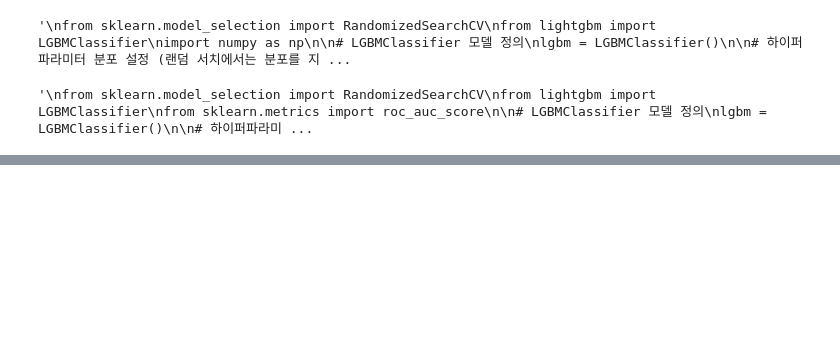
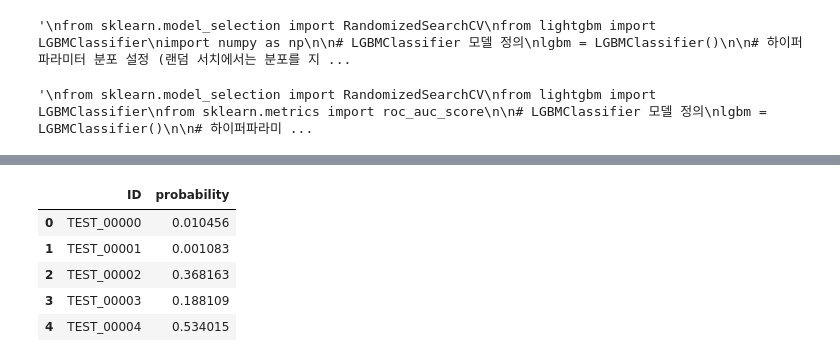
Before and after one commit to lastwater8725/LG_hfea, a Jupyter notebook: src/찐.ipynb, the cells around one changed output, grey strips where cells are left out. Saved outputs shown, nothing was run; the diff lists cells and outputs as text; code cells hidden in the pictures; blank space fills up the shorter version.

```diff
--- a/src/찐.ipynb
+++ b/src/찐.ipynb
@@ -545,0 +855,2 @@ a.to_csv('prediction2.csv', index=False)
+# %%
+a['probability'] = ensemble_pred_proba_submission
@@ -545,0 +1105,28 @@ a.to_csv('prediction2.csv', index=False)
+# %%
+test_predictions[name] += model.predict(X_test) / kf.n_splits
+submission_predictions[name] += model.predict(test) / kf.n_splits
+# %%
+# 테스트 데이터에 대해서만 앙상블
+ensemble_pred_proba_test = (
+    test_predictions["LightGBM"] * 0.4 +  # LightGBM 40%
+    test_predictions["XGBoost"] * 0.3 +  # XGBoost 30%
+    test_predictions["CatBoost"] * 0.3  # CatBoost 30%
+)
+
+# 제출 데이터에 대해서만 앙상블 (submission_predictions)
+ensemble_pred_proba_submission = (
+    submission_predictions["LightGBM"] * 0.4 +
+    submission_predictions["XGBoost"] * 0.3 +
+    submission_predictions["CatBoost"] * 0.3
+)
+
+# ✅ 최적 Threshold 찾기
+precision, recall, thresholds = precision_recall_curve(Y_test, ensemble_pred_proba_test)
+f1_scores = (2 * precision * recall) / (precision + recall)
+optimal_threshold = thresholds[f1_scores[:-1].argmax()]
+print(f"Optimal Threshold: {optimal_threshold:.4f}")
+
+# ✅ 최적 Threshold 적용 후 예측값 변환
+Y_test_pred = (ensemble_pred_proba_test > optimal_threshold).astype(int)
+print("\n=== Final Test Evaluation with Optimized Threshold ===")
+print(classification_report(Y_test, Y_test_pred))
@@ -545,0 +1145,11 @@ a.to_csv('prediction2.csv', index=False)
+# %%
+a['probability'] = ensemble_pred_proba_submission
+# %%
+a.head()
+# %% [output]
+|  | ID | probability |
+| 0 | TEST_00000 | 0.010456 |
+| 1 | TEST_00001 | 0.001083 |
+| 2 | TEST_00002 | 0.368163 |
+| 3 | TEST_00003 | 0.188109 |
+| 4 | TEST_00004 | 0.534015 |
```
Also changed, not shown: parts of 36 cells of this notebook, 9 other files.
